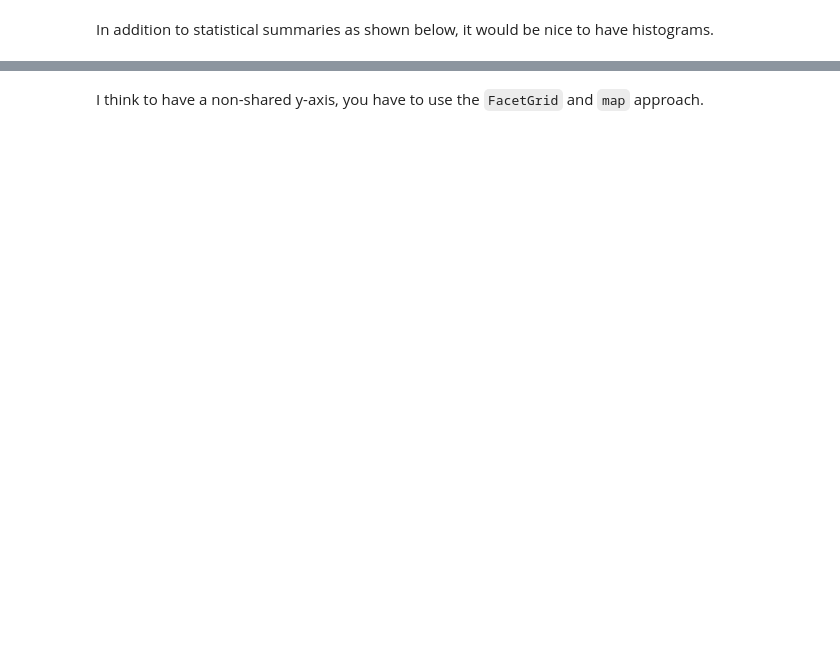
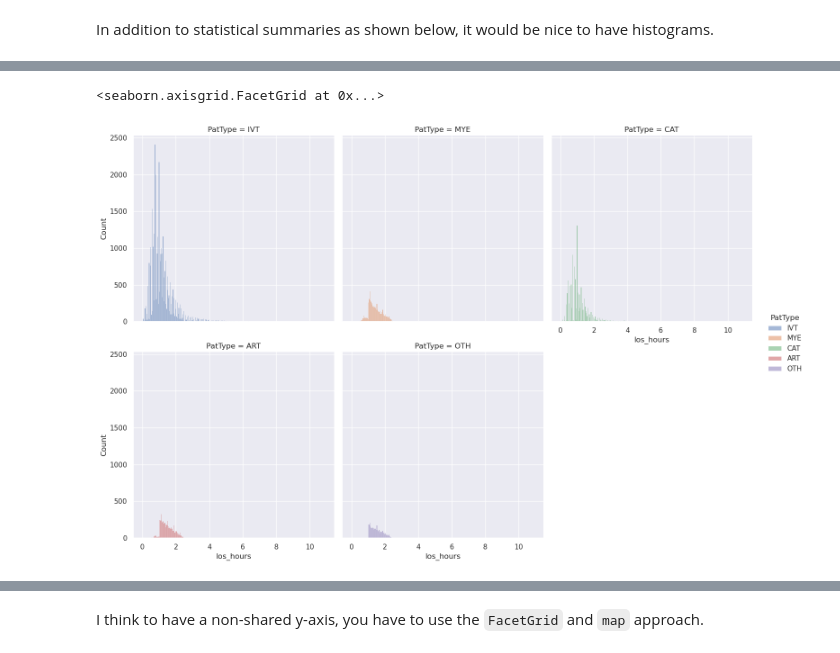
Before and after one commit to misken/hillmaker, a Jupyter notebook: examples/notebooks/los_summary.ipynb, the cells around one changed output, grey strips where cells are left out. Drawn from its saved outputs; the diff is of its cells as text; code cells hidden in the pictures; blank space fills up the shorter version.

```diff
--- a/examples/notebooks/los_summary.ipynb
+++ b/examples/notebooks/los_summary.ipynb
@@ -86,5 +172,8 @@ import seaborn as sns
 # Apply the default theme
 sns.set_theme()
 # %%
-sns.displot(data=stops_df, x="los_hours", hue="PatType", col="PatType")
+sns.displot(data=stops_df, x="los_hours", hue="PatType", col="PatType", col_wrap=3)
+# %% [output]
+<seaborn.axisgrid.FacetGrid at 0x...>
+[figure, added]
 # %%
```
Also changed, not shown: parts of 22 cells of this notebook, 2 other files.
